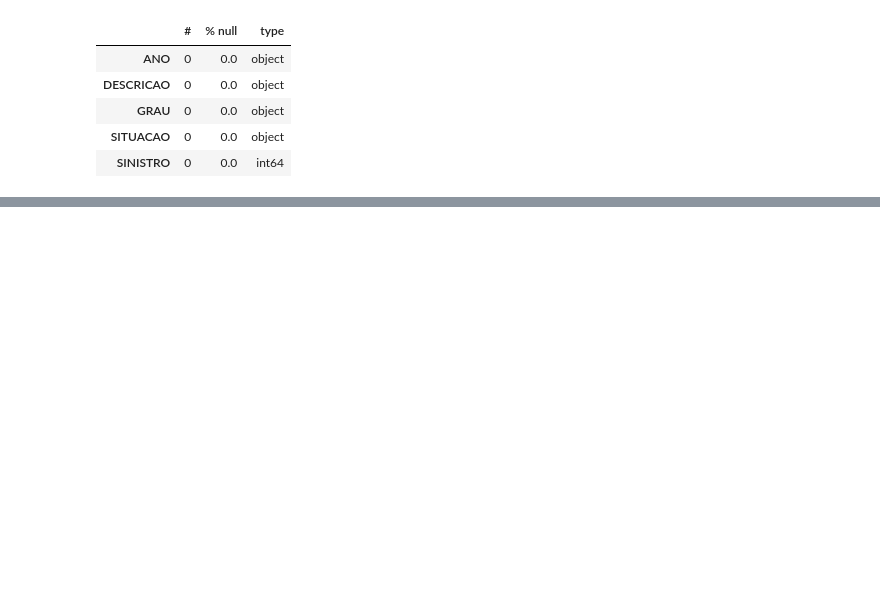
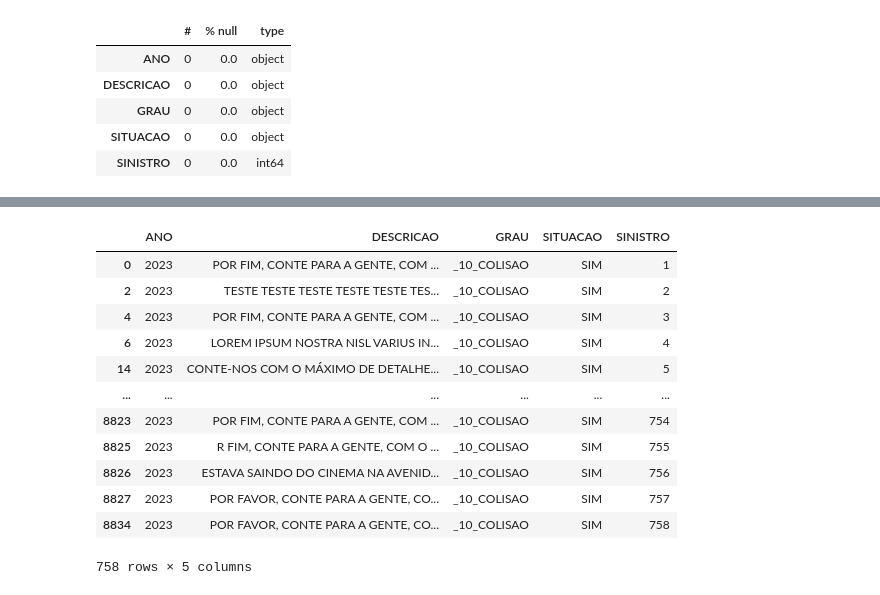
Before and after one commit to renatodias08/pipelineRessarcimento, a Jupyter notebook: jupyter/notebooks/ImportMongoRessarcimento.ipynb, the cells around one changed output, grey strips where cells are left out. Saved outputs shown, nothing was run; the diff lists cells and outputs as text; code cells hidden in the pictures; blank space fills up the shorter version.

```diff
--- a/jupyter/notebooks/ImportMongoRessarcimento.ipynb
+++ b/jupyter/notebooks/ImportMongoRessarcimento.ipynb
@@ -269 +395,17 @@ df_subset2
+# %%
+df_sinisitro
+# %% [output]
+|  | ANO | DESCRICAO | GRAU | SITUACAO | SINISTRO |
+| 0 | 2023 | POR FIM, CONTE PARA A GENTE, COM ... | _10_COLISAO | SIM | 1 |
+| 2 | 2023 | TESTE TESTE TESTE TESTE TESTE TES... | _10_COLISAO | SIM | 2 |
+| 4 | 2023 | POR FIM, CONTE PARA A GENTE, COM ... | _10_COLISAO | SIM | 3 |
+| 6 | 2023 | LOREM IPSUM NOSTRA NISL VARIUS IN... | _10_COLISAO | SIM | 4 |
+| 14 | 2023 | CONTE-NOS COM O MÁXIMO DE DETALHE... | _10_COLISAO | SIM | 5 |
+| ... | ... | ... | ... | ... | ... |
+| 8823 | 2023 | POR FIM, CONTE PARA A GENTE, COM ... | _10_COLISAO | SIM | 754 |
+| 8825 | 2023 | R FIM, CONTE PARA A GENTE, COM O ... | _10_COLISAO | SIM | 755 |
+| 8826 | 2023 | ESTAVA SAINDO DO CINEMA NA AVENID... | _10_COLISAO | SIM | 756 |
+| 8827 | 2023 | POR FAVOR, CONTE PARA A GENTE, CO... | _10_COLISAO | SIM | 757 |
+| 8834 | 2023 | POR FAVOR, CONTE PARA A GENTE, CO... | _10_COLISAO | SIM | 758 |
+758 rows × 5 columns
 # %%
```
Also changed, not shown: parts of 30 cells of this notebook, 2 other files.
